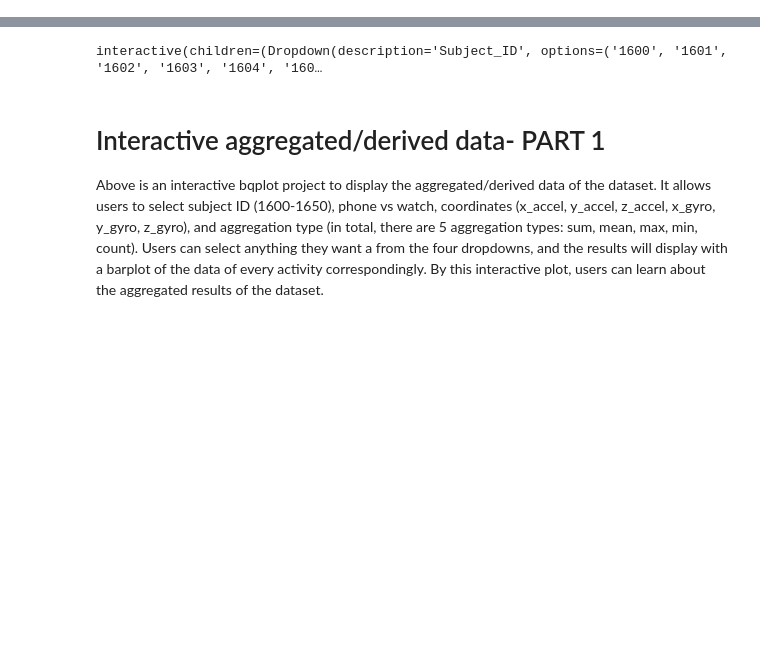
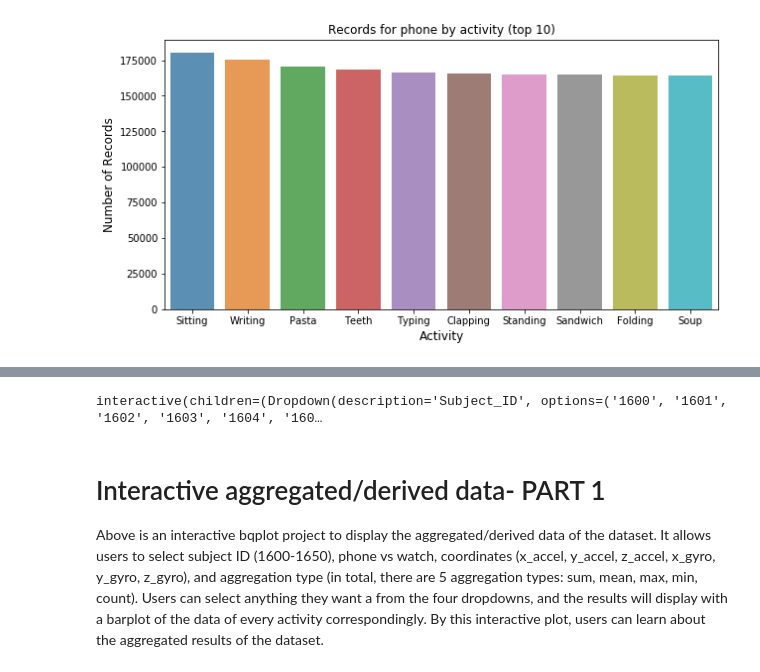
Before and after one commit to tretomaszewski/F19_IS590DV_Final, a Jupyter notebook: notebooks/IS590DV_Fa19_Final_Part2.ipynb, the cells around one changed output, grey strips where cells are left out. Saved outputs shown, nothing was run; the diff lists cells and outputs as text; code cells hidden in the pictures; blank space fills up the shorter version.

```diff
--- a/notebooks/IS590DV_Fa19_Final_Part2.ipynb
+++ b/notebooks/IS590DV_Fa19_Final_Part2.ipynb
@@ -36,0 +77,33 @@ pd.plotting.register_matplotlib_converters()
+# %%
+di = {"A": "Walking",
+"B": "Jogging",
+"C": "Stairs",
+"D": "Sitting",
+"E": "Standing",
+"F": "Typing",
+"G": "Teeth",
+"H": "Soup",
+"I": "Chips",
+"J": "Pasta",
+"K": "Drinking",
+"L": "Sandwich",
+"M": "Kicking",
+"O": "Catch",
+"P": "Dribbling",
+"Q": "Writing",
+"R": "Clapping",
+"S": "Folding"}
+
+df_phone = df_phone.replace({'activity_code': di})
+rpa_phone_count  = df_phone['activity_code'].value_counts()
+rpa_phone_count = rpa_phone_count[:10,]
+
+plt.figure(figsize=(10,5))
+
+sns.barplot(rpa_phone_count.index, rpa_phone_count.values, alpha=0.8)
+plt.title('Records for phone by activity (top 10)')
+plt.ylabel('Number of Records', fontsize=12)
+plt.xlabel('Activity', fontsize=12)
+plt.show()
+# %% [output]
+[figure, added]
```
Also changed, not shown: parts of 7 cells of this notebook.
